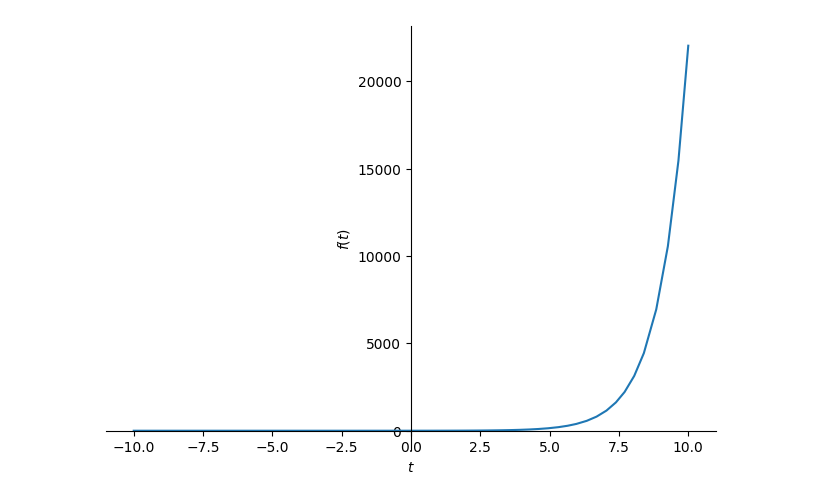
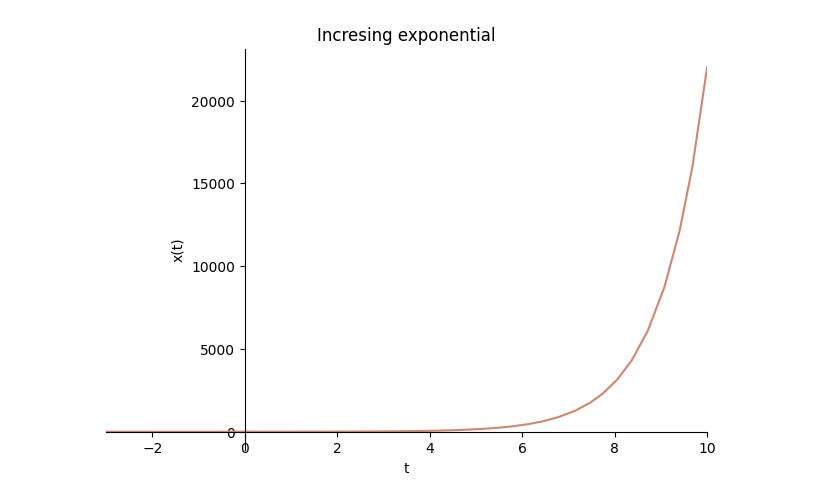
Before and after one commit to zjukd00m/SignalsAndSystems, a Jupyter notebook: Introduction/labs-01-exponentials.ipynb, the cells around one changed output. Drawn from its saved outputs; the diff is of its cells as text; code cells hidden in the pictures.

```diff
--- a/Introduction/labs-01-exponentials.ipynb
+++ b/Introduction/labs-01-exponentials.ipynb
@@ -18,10 +44,17 @@ $x(t) = Ce^{t}$
 # %%
 # Increasing exponential function
 exp = sp.exp("t")
 
-_ = plot(exp)
+_ = plot(
+    exp,
+    title="Incresing exponential",
+    xlabel="t",
+    ylabel="x(t)",
+    xlim=(-3, 10),
+    line_color="#D08770"
+)
 # %% [output]
-[figure, old version]
+[figure, new version]
 # %%
 # Decreasing exponential function
 dexp = sp.exp("-t")
```
Also changed, not shown: parts of 18 cells of this notebook.
